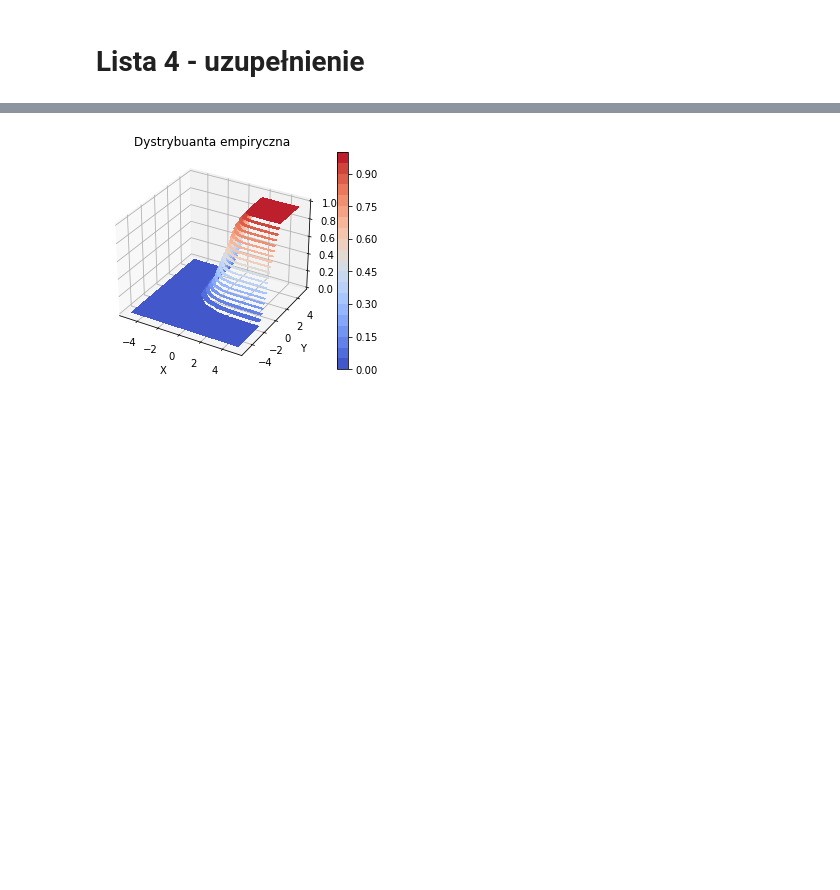
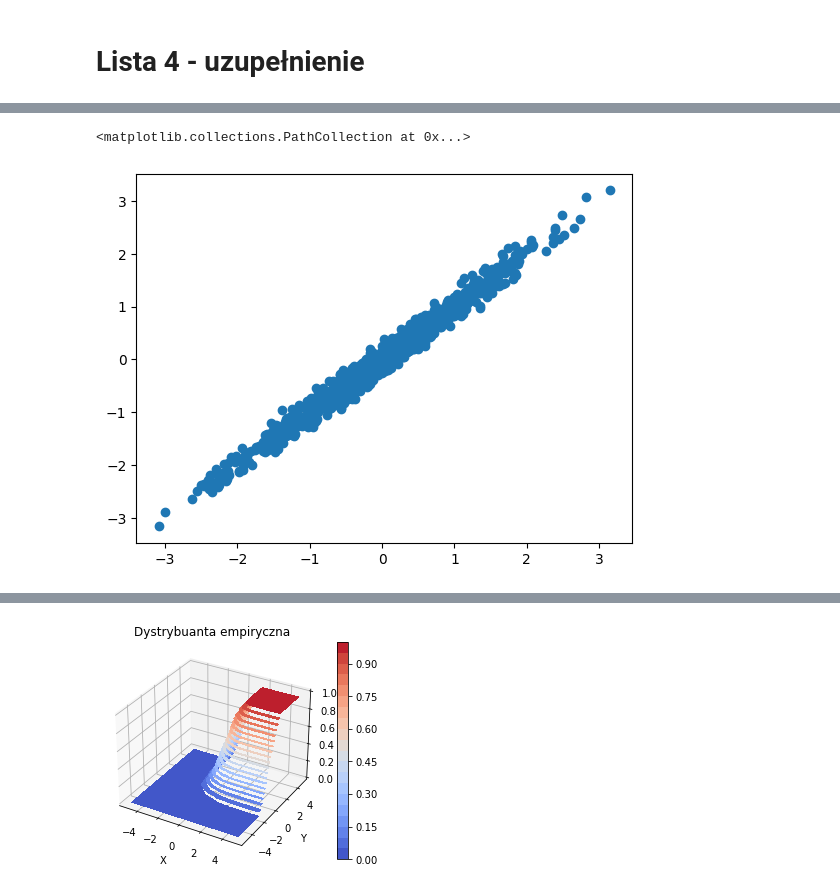
Before and after one commit to MariaNowacka/4-semestr, a Jupyter notebook: symulacje/Nowacka_Lista4_dod.ipynb, the cells around one changed output, grey strips where cells are left out. Drawn from its saved outputs; the diff is of its cells as text; code cells hidden in the pictures; blank space fills up the shorter version.

```diff
--- a/symulacje/Nowacka_Lista4_dod.ipynb
+++ b/symulacje/Nowacka_Lista4_dod.ipynb
@@ -30,3 +38,13 @@ X_Y = normND(mu, sigma, size)
+# %%
+n = len(X_Y)
+x, y = [X_Y[i][0] for i in range(n)], [X_Y[i][1] for i in range(n)]
+# x = X_Y[:,0]
+# y = X_Y[:,1]
+
+plt.scatter(x,y)
+# %% [output]
+<matplotlib.collections.PathCollection at 0x...>
+[figure, added]
 # %%
 def ecdf(X, xy):
     F = np.zeros([n,n])
```
Also changed, not shown: parts of 8 cells of this notebook.
